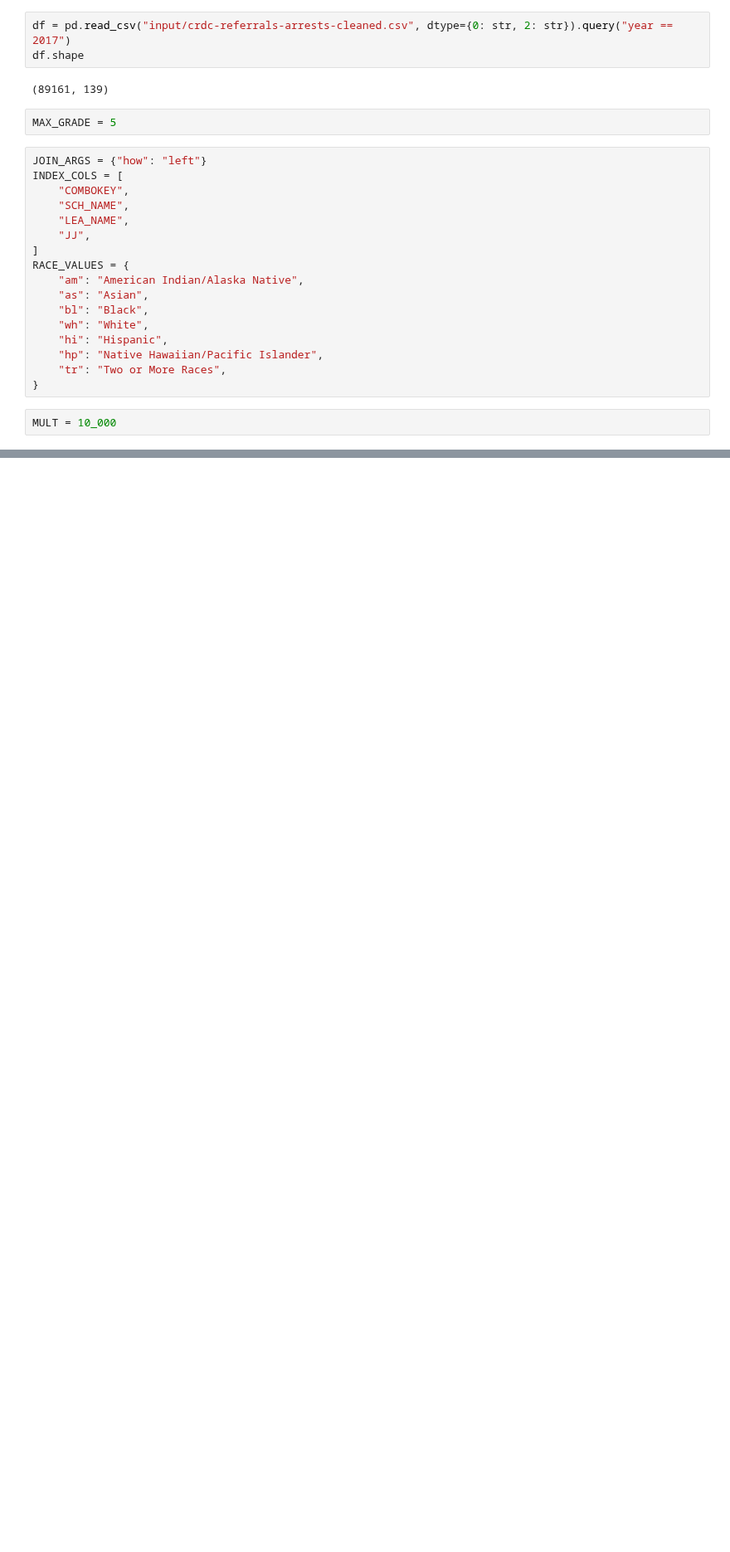
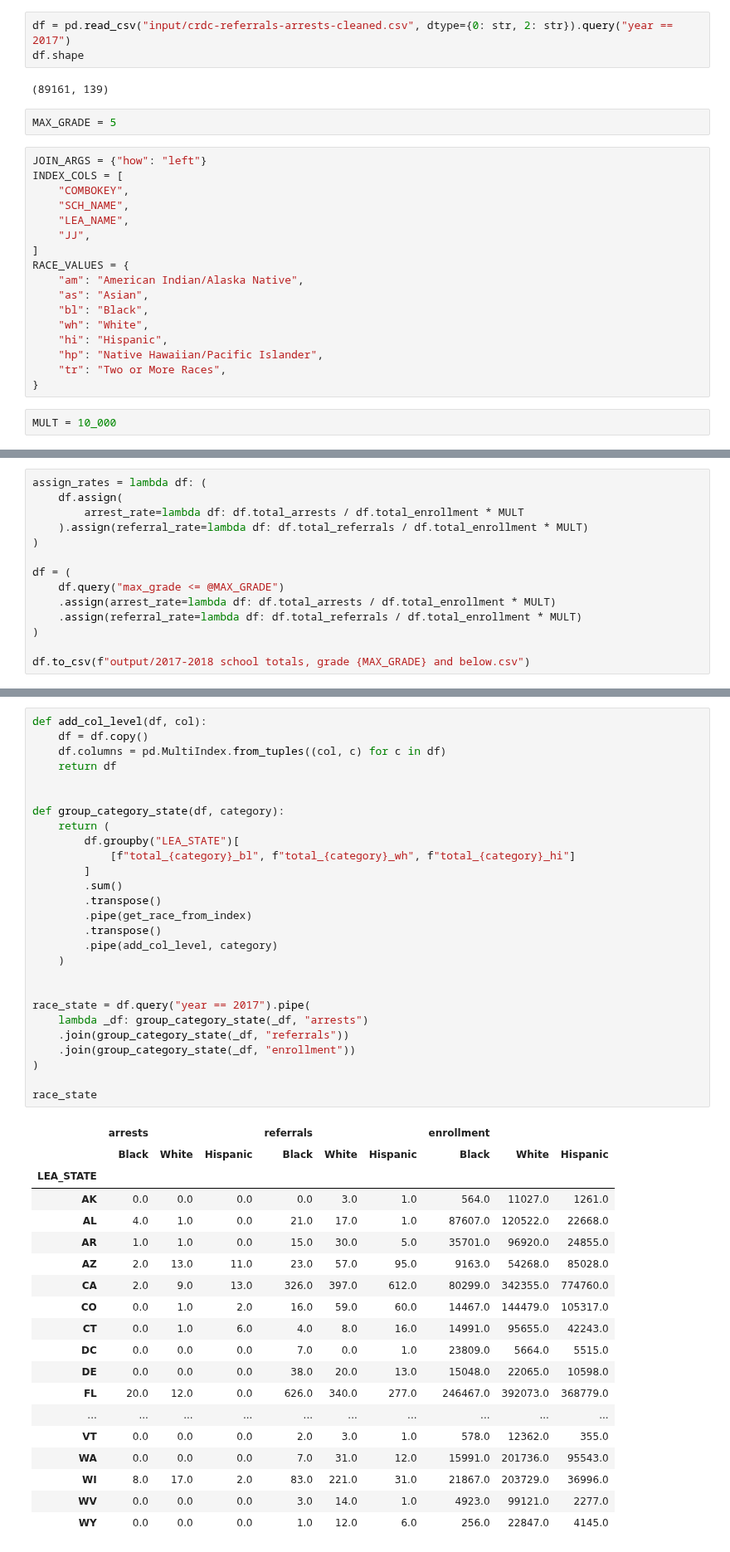
Before and after one commit to cbs-news-data/crdc-le-referral-data, a Jupyter notebook: notebooks/1718_referrals_arrests/dilcia_crdc.ipynb, the cells around one changed output, grey strips where cells are left out. Shown at 83% size. Saved outputs shown, nothing was run; the diff lists cells and outputs as text; blank space fills up the shorter version.

Commit message:
race analysis

```diff
--- a/notebooks/1718_referrals_arrests/dilcia_crdc.ipynb
+++ b/notebooks/1718_referrals_arrests/dilcia_crdc.ipynb
@@ -38,0 +35,14 @@ assign_rates = (
+# %%
+assign_rates = lambda df: (
+    df.assign(
+        arrest_rate=lambda df: df.total_arrests / df.total_enrollment * MULT
+    ).assign(referral_rate=lambda df: df.total_referrals / df.total_enrollment * MULT)
+)
+
+df = (
+    df.query("max_grade <= @MAX_GRADE")
+    .assign(arrest_rate=lambda df: df.total_arrests / df.total_enrollment * MULT)
+    .assign(referral_rate=lambda df: df.total_referrals / df.total_enrollment * MULT)
+)
+
+df.to_csv(f"output/2017-2018 school totals, grade {MAX_GRADE} and below.csv")
@@ -38,0 +241,47 @@ assign_rates = (
+# %%
+def add_col_level(df, col):
+    df = df.copy()
+    df.columns = pd.MultiIndex.from_tuples((col, c) for c in df)
+    return df
+
+
+def group_category_state(df, category):
+    return (
+        df.groupby("LEA_STATE")[
+            [f"total_{category}_bl", f"total_{category}_wh", f"total_{category}_hi"]
+        ]
+        .sum()
+        .transpose()
+        .pipe(get_race_from_index)
+        .transpose()
+        .pipe(add_col_level, category)
+    )
+
+
+race_state = df.query("year == 2017").pipe(
+    lambda _df: group_category_state(_df, "arrests")
+    .join(group_category_state(_df, "referrals"))
+    .join(group_category_state(_df, "enrollment"))
+)
+
+race_state
+# %% [output]
+|  | arrests |  |  | referrals |  |  | enrollment |  |  |
+|  | Black | White | Hispanic | Black | White | Hispanic | Black | White | Hispanic |
+| LEA_STATE |  |  |  |  |  |  |  |  |  |
+| AK | 0.0 | 0.0 | 0.0 | 0.0 | 3.0 | 1.0 | 564.0 | 11027.0 | 1261.0 |
+| AL | 4.0 | 1.0 | 0.0 | 21.0 | 17.0 | 1.0 | 87607.0 | 120522.0 | 22668.0 |
+| AR | 1.0 | 1.0 | 0.0 | 15.0 | 30.0 | 5.0 | 35701.0 | 96920.0 | 24855.0 |
+| AZ | 2.0 | 13.0 | 11.0 | 23.0 | 57.0 | 95.0 | 9163.0 | 54268.0 | 85028.0 |
+| CA | 2.0 | 9.0 | 13.0 | 326.0 | 397.0 | 612.0 | 80299.0 | 342355.0 | 774760.0 |
+| CO | 0.0 | 1.0 | 2.0 | 16.0 | 59.0 | 60.0 | 14467.0 | 144479.0 | 105317.0 |
+| CT | 0.0 | 1.0 | 6.0 | 4.0 | 8.0 | 16.0 | 14991.0 | 95655.0 | 42243.0 |
+| DC | 0.0 | 0.0 | 0.0 | 7.0 | 0.0 | 1.0 | 23809.0 | 5664.0 | 5515.0 |
+| DE | 0.0 | 0.0 | 0.0 | 38.0 | 20.0 | 13.0 | 15048.0 | 22065.0 | 10598.0 |
+| FL | 20.0 | 12.0 | 0.0 | 626.0 | 340.0 | 277.0 | 246467.0 | 392073.0 | 368779.0 |
+| ... | ... | ... | ... | ... | ... | ... | ... | ... | ... |
+| VT | 0.0 | 0.0 | 0.0 | 2.0 | 3.0 | 1.0 | 578.0 | 12362.0 | 355.0 |
+| WA | 0.0 | 0.0 | 0.0 | 7.0 | 31.0 | 12.0 | 15991.0 | 201736.0 | 95543.0 |
+| WI | 8.0 | 17.0 | 2.0 | 83.0 | 221.0 | 31.0 | 21867.0 | 203729.0 | 36996.0 |
+| WV | 0.0 | 0.0 | 0.0 | 3.0 | 14.0 | 1.0 | 4923.0 | 99121.0 | 2277.0 |
+| WY | 0.0 | 0.0 | 0.0 | 1.0 | 12.0 | 6.0 | 256.0 | 22847.0 | 4145.0 |
```
Also changed, not shown: parts of 10 cells of this notebook, 1 other file.
